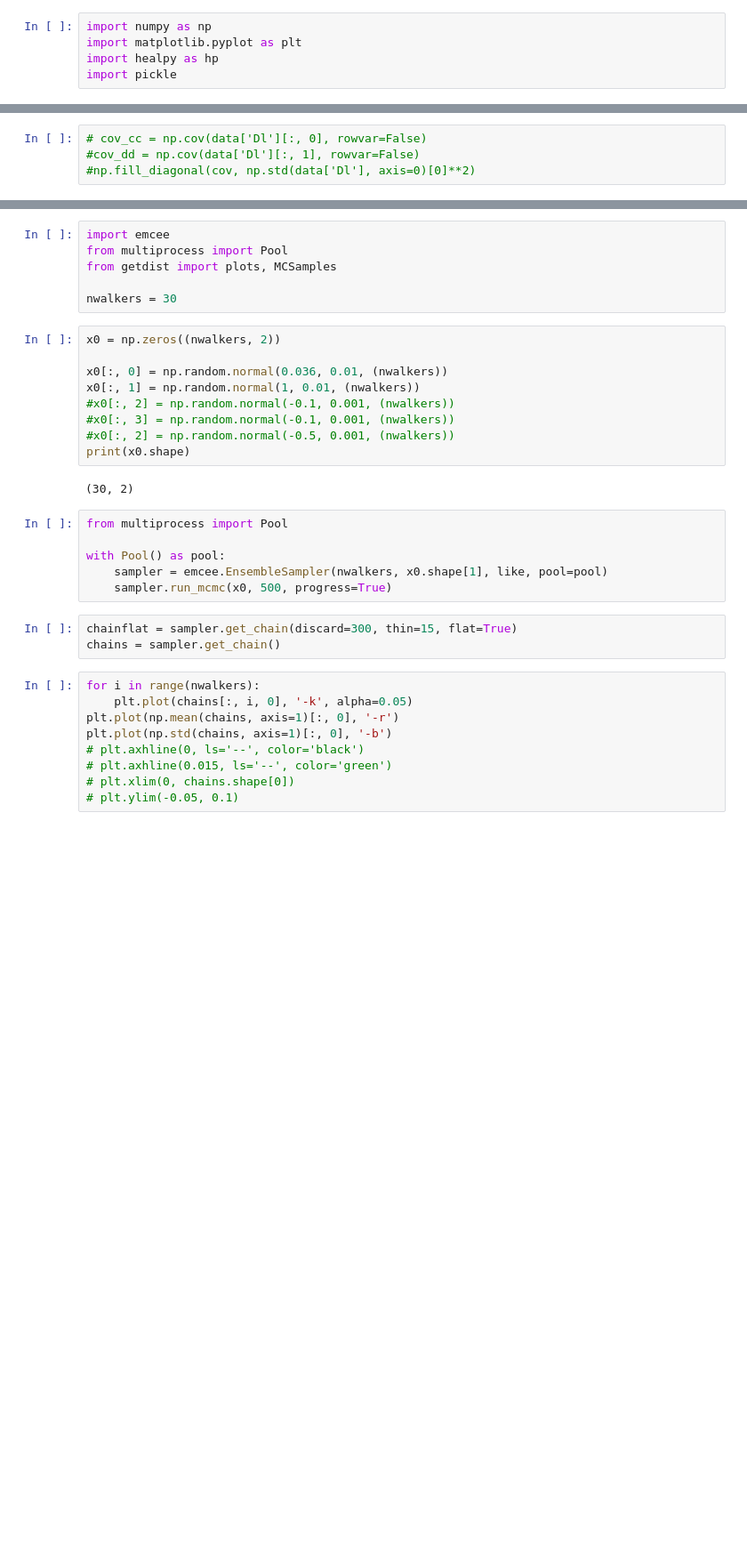
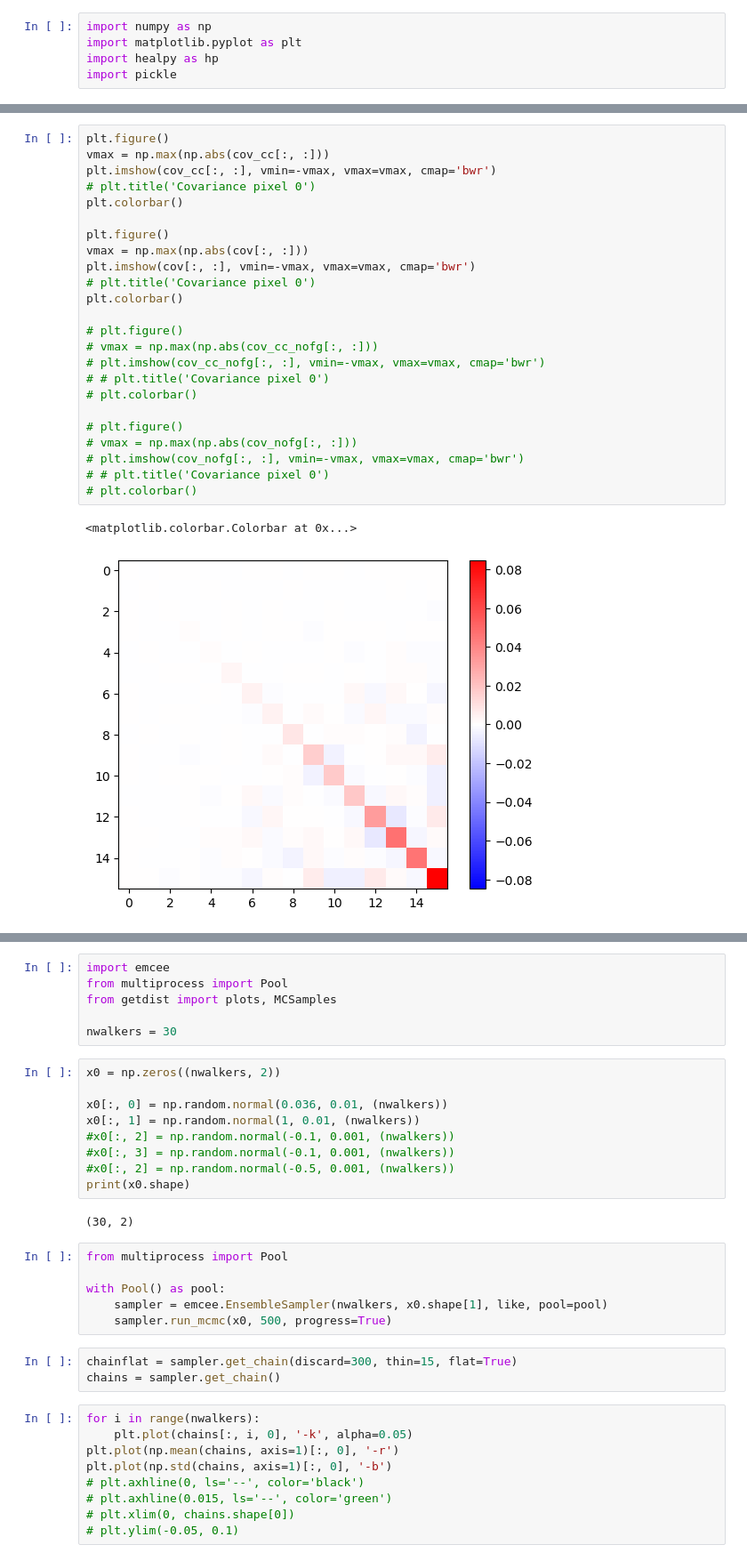
Before and after one commit to mathias77515/CMM-Pipeline, a Jupyter notebook: scripts_nahuel/analysis-r.ipynb, the cells around one changed output, grey strips where cells are left out. Shown at 89% size. Saved outputs shown, nothing was run; the diff lists cells and outputs as text; blank space fills up the shorter version.

```diff
--- a/scripts_nahuel/analysis-r.ipynb
+++ b/scripts_nahuel/analysis-r.ipynb
@@ -61,4 +138,27 @@ cov_cc = np.cov(data['Dl'][:, 0] - data['Dl_1x1'], data['Dl'][:, 0] - data['Dl_1
-# %%
-# cov_cc = np.cov(data['Dl'][:, 0], rowvar=False)
-#cov_dd = np.cov(data['Dl'][:, 1], rowvar=False)
-#np.fill_diagonal(cov, np.std(data['Dl'], axis=0)[0]**2)
+# %%
+plt.figure()
+vmax = np.max(np.abs(cov_cc[:, :]))
+plt.imshow(cov_cc[:, :], vmin=-vmax, vmax=vmax, cmap='bwr')
+# plt.title('Covariance pixel 0')
+plt.colorbar()
+
+plt.figure()
+vmax = np.max(np.abs(cov[:, :]))
+plt.imshow(cov[:, :], vmin=-vmax, vmax=vmax, cmap='bwr')
+# plt.title('Covariance pixel 0')
+plt.colorbar()
+
+# plt.figure()
+# vmax = np.max(np.abs(cov_cc_nofg[:, :]))
+# plt.imshow(cov_cc_nofg[:, :], vmin=-vmax, vmax=vmax, cmap='bwr')
+# # plt.title('Covariance pixel 0')
+# plt.colorbar()
+
+# plt.figure()
+# vmax = np.max(np.abs(cov_nofg[:, :]))
+# plt.imshow(cov_nofg[:, :], vmin=-vmax, vmax=vmax, cmap='bwr')
+# # plt.title('Covariance pixel 0')
+# plt.colorbar()
+# %% [output]
+<matplotlib.colorbar.Colorbar at 0x...>
+[figure, added]
```
Also changed, not shown: parts of 9 cells of this notebook, 1 other file.
